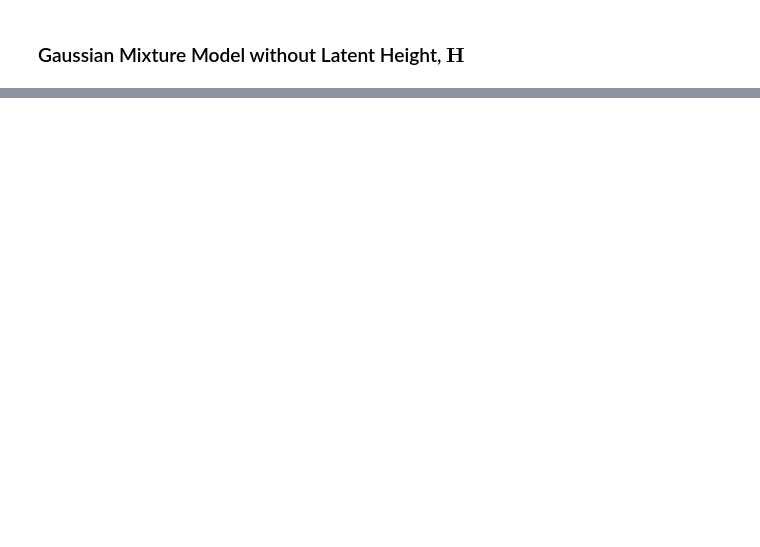
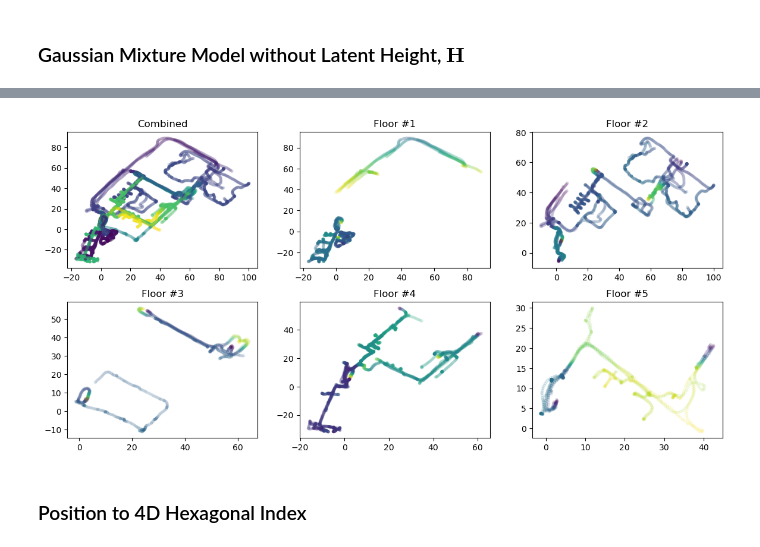
Before and after one commit to Winnaries/digital-twin-reconstruction, a Jupyter notebook: geospatial_indexing/notebooks/floor_inference.ipynb, the cells around one changed output, grey strips where cells are left out. Cells and saved outputs as stored; diff of their text form; code cells hidden in the pictures; blank space fills up the shorter version.

```diff
--- a/geospatial_indexing/notebooks/floor_inference.ipynb
+++ b/geospatial_indexing/notebooks/floor_inference.ipynb
@@ -111,15 +108,0 @@ K, Z = dpmm(X.size * 3, X, 5, alpha, alpha0, beta0, mu0, var, seed)
-# %%
-Xt = X
-N = Xt.size
-fig, ax = plt.subplots(figsize=(10, 6))
-ax.scatter(np.arange(N), Xt, marker="x", c=Z[-1])
-Zi = Z[-1]
-
-for k in range(K):
-    center = np.mean(Xt[Zi == k])
-    print("#", k, "floor", center)
-    ax.axhline(center, linestyle='--')
-    ax.axhline(center - 2, linestyle="-", color='green', alpha=0.25)
-
-# for fl in floor:
-#     ax.axhline(fl, linestyle="-.", alpha=0.1)
@@ -168,0 +129,14 @@ print(temp)
+# %%
+fig, axes = plt.subplots(2, 3, figsize=(12, 6))
+fig.tight_layout(pad=2)
+axes[0, 0].scatter(df["tx"], df["ty"], marker='.', alpha=0.1, c=df["tz"])
+axes[0, 0].set_title("Combined")
+
+for idx, (ax, start, end) in enumerate(zip(axes.flatten()[1:], temp[:-1], temp[1:])):
+    mask = (df["tz"] >= start) & (df["tz"] < end)
+    ax.scatter(df["tx"][mask], df["ty"][mask], marker=".", alpha=0.1, c=df["tz"][mask])
+    ax.set_title("Floor #%d" % (idx + 1))
+# %% [output]
+[figure, added]
+# %% [markdown]
+### Position to 4D Hexagonal Index
```
Also changed, not shown: parts of 8 cells of this notebook.
